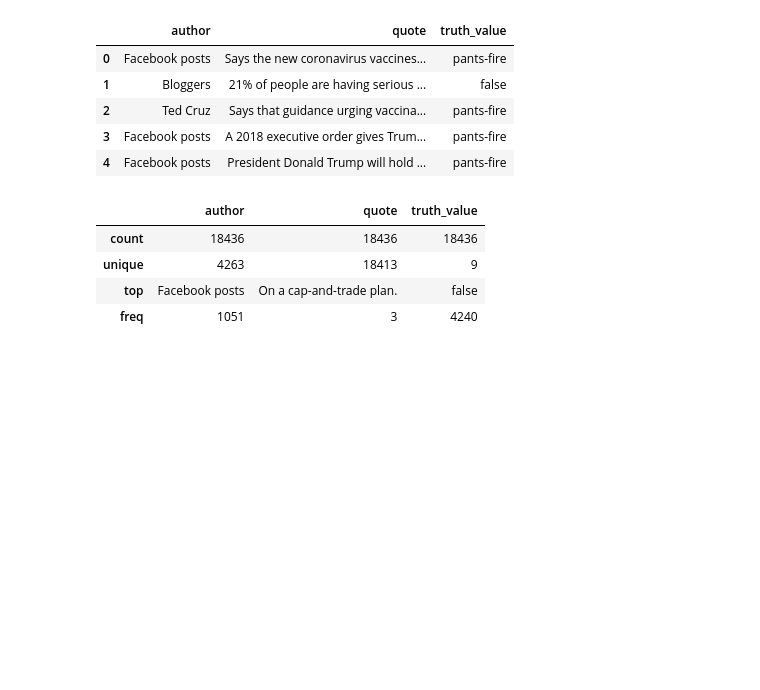
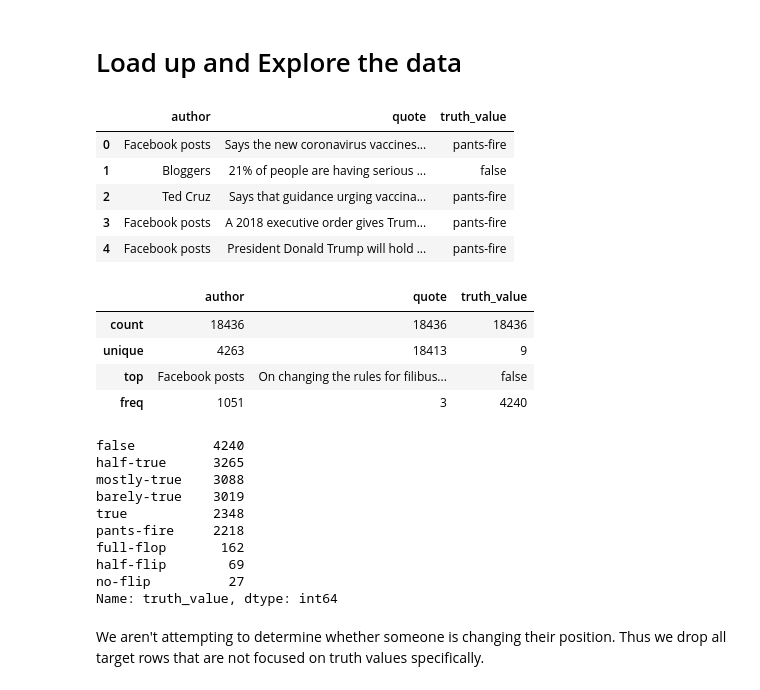
Before and after one commit to minthammock-development/cap-stone, a Jupyter notebook: capstone_notebook.ipynb, the cells around one changed output. Saved outputs shown, nothing was run; the diff lists cells and outputs as text; code cells hidden in the pictures; blank space fills up the shorter version.

```diff
--- a/capstone_notebook.ipynb
+++ b/capstone_notebook.ipynb
@@ -17,3 +36,5 @@ Unpacking objects: 100% (20/20), done.
+# %% [markdown]
+# Load up and Explore the data
 # %%
 dfTemp = pd.read_json('./cap-stone/politifact_info.json', orient='', )
 df = pd.DataFrame()
@@ -22,15 +43,28 @@ for column in dfTemp.columns:
 # %%
 display(df.head())
 display(df.describe())
+display(df['truth_value'].value_counts())
 # %% [output]
 |  | author | quote | truth_value |
 | 0 | Facebook posts | Says the new coronavirus vaccines... | pants-fire |
 | 1 | Bloggers | 21% of people are having serious ... | false |
 | 2 | Ted Cruz | Says that guidance urging vaccina... | pants-fire |
 | 3 | Facebook posts | A 2018 executive order gives Trum... | pants-fire |
 | 4 | Facebook posts | President Donald Trump will hold ... | pants-fire |
 |  | author | quote | truth_value |
 | count | 18436 | 18436 | 18436 |
 | unique | 4263 | 18413 | 9 |
-| top | Facebook posts | On a cap-and-trade plan. | false |
+| top | Facebook posts | On changing the rules for filibus... | false |
 | freq | 1051 | 3 | 4240 |
+false          4240
+half-true      3265
+mostly-true    3088
+barely-true    3019
+true           2348
+pants-fire     2218
+full-flop       162
+half-flip        69
+no-flip          27
+Name: truth_value, dtype: int64
+# %% [markdown]
+We aren't attempting to determine whether someone is changing their position. Thus we drop all target rows that are not focused on truth values specifically.
```
Also changed, not shown: parts of 24 cells of this notebook.
